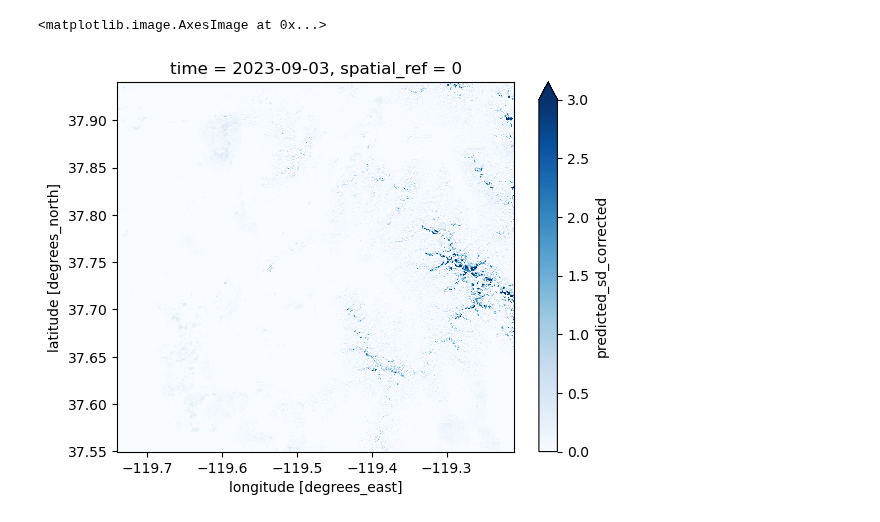
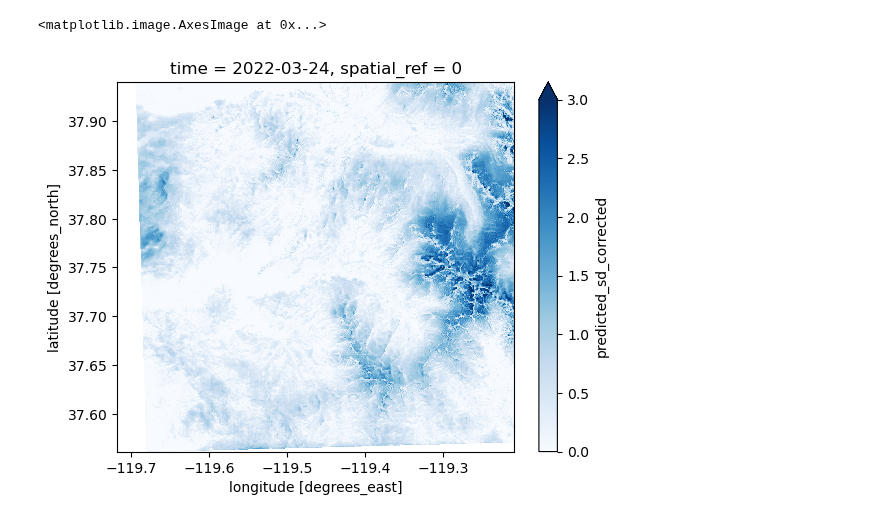
Before and after one commit to geo-smart/deep-snow, a Jupyter notebook: notebooks/application/explore_merced_ts.ipynb, the cells around one changed output. Cells and saved outputs as stored; diff of their text form; code cells hidden in the pictures.

```diff
--- a/notebooks/application/explore_merced_ts.ipynb
+++ b/notebooks/application/explore_merced_ts.ipynb
@@ -83,5 +249,5 @@ sd_ds = gh_to_xarray(data_path, bbox=[-119.74, 37.55, -119.21, 37.94])
 # %%
-sd_ds.isel(time=180).snow_depth.plot.imshow(cmap='Blues', vmin=0, vmax=3)
+sd_ds.isel(time=136).snow_depth.plot.imshow(cmap='Blues', vmin=0, vmax=3)
 # %% [output]
 <matplotlib.image.AxesImage at 0x...>
-[figure, old version]
+[figure, new version]
```
Also changed, not shown: parts of 18 cells of this notebook, 39 other files.
